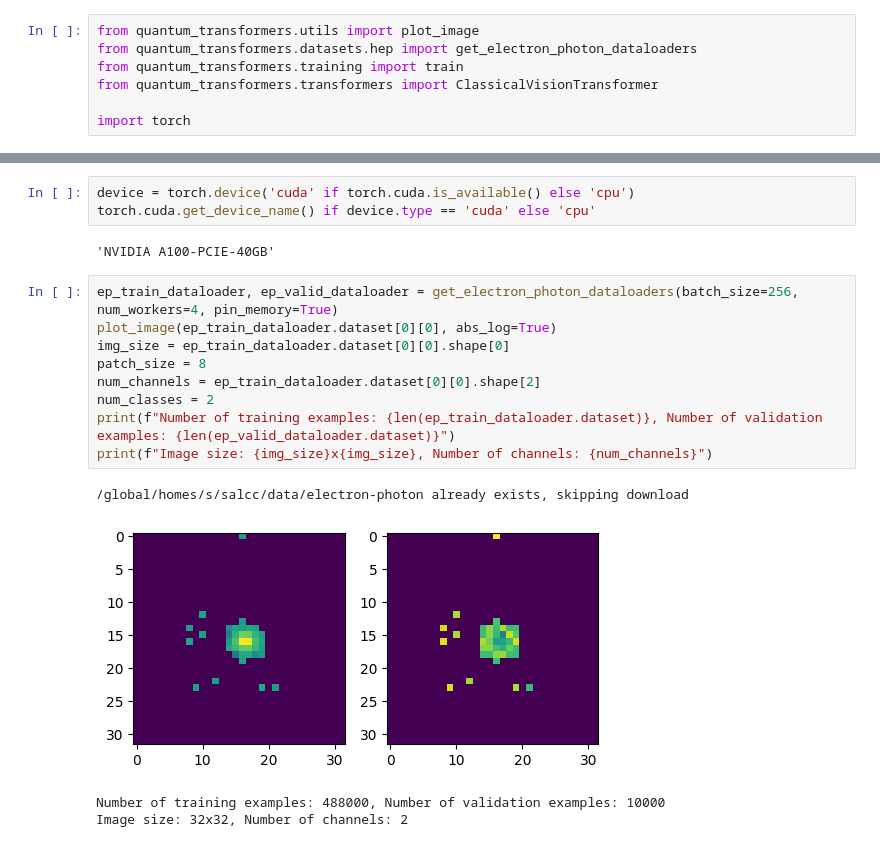
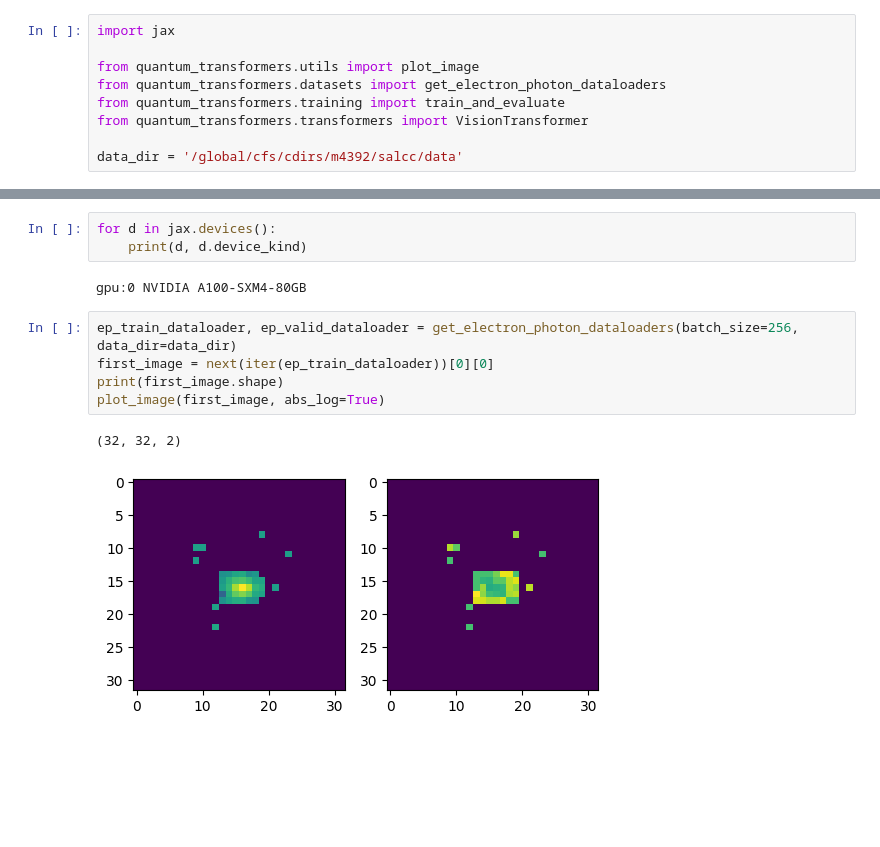
Before and after one commit to salcc/QuantumTransformers, a Jupyter notebook: notebooks/classical/electron-photon.ipynb, the cells around one changed output, grey strips where cells are left out. Cells and saved outputs as stored; diff of their text form; blank space fills up the shorter version.

Commit message:
Complete migration from PyTorch/PennyLane to JAX/TensorCircuit
Now everything is much faster (even classical benchmarks)!

```diff
--- a/notebooks/classical/electron-photon.ipynb
+++ b/notebooks/classical/electron-photon.ipynb
@@ -1,7 +1,9 @@
 # %%
+import jax
+
 from quantum_transformers.utils import plot_image
-from quantum_transformers.datasets.hep import get_electron_photon_dataloaders
-from quantum_transformers.training import train
-from quantum_transformers.transformers import ClassicalVisionTransformer
+from quantum_transformers.datasets import get_electron_photon_dataloaders
+from quantum_transformers.training import train_and_evaluate
+from quantum_transformers.transformers import VisionTransformer
 
-import torch
+data_dir = '/global/cfs/cdirs/m4392/salcc/data'
@@ -8,20 +22,14 @@ import torch
-# %%
-device = torch.device('cuda' if torch.cuda.is_available() else 'cpu')
-torch.cuda.get_device_name() if device.type == 'cuda' else 'cpu'
-# %% [output]
-'NVIDIA A100-PCIE-40GB'
-# %%
-ep_train_dataloader, ep_valid_dataloader = get_electron_photon_dataloaders(batch_size=256, num_workers=4, pin_memory=True)
-plot_image(ep_train_dataloader.dataset[0][0], abs_log=True)
-img_size = ep_train_dataloader.dataset[0][0].shape[0]
-patch_size = 8
-num_channels = ep_train_dataloader.dataset[0][0].shape[2]
-num_classes = 2
-print(f"Number of training examples: {len(ep_train_dataloader.dataset)}, Number of validation examples: {len(ep_valid_dataloader.dataset)}")
-print(f"Image size: {img_size}x{img_size}, Number of channels: {num_channels}")
-# %% [output]
-/global/homes/s/salcc/data/electron-photon already exists, skipping download
-[figure, removed]
-Number of training examples: 488000, Number of validation examples: 10000
-Image size: 32x32, Number of channels: 2
+# %%
+for d in jax.devices():
+    print(d, d.device_kind)
+# %% [output]
+gpu:0 NVIDIA A100-SXM4-80GB
+# %%
+ep_train_dataloader, ep_valid_dataloader = get_electron_photon_dataloaders(batch_size=256, data_dir=data_dir)
+first_image = next(iter(ep_train_dataloader))[0][0]
+print(first_image.shape)
+plot_image(first_image, abs_log=True)
+# %% [output]
+(32, 32, 2)
+[figure, added]
 # %%
```
Also changed, not shown: parts of 3 cells of this notebook, 19 other files.
